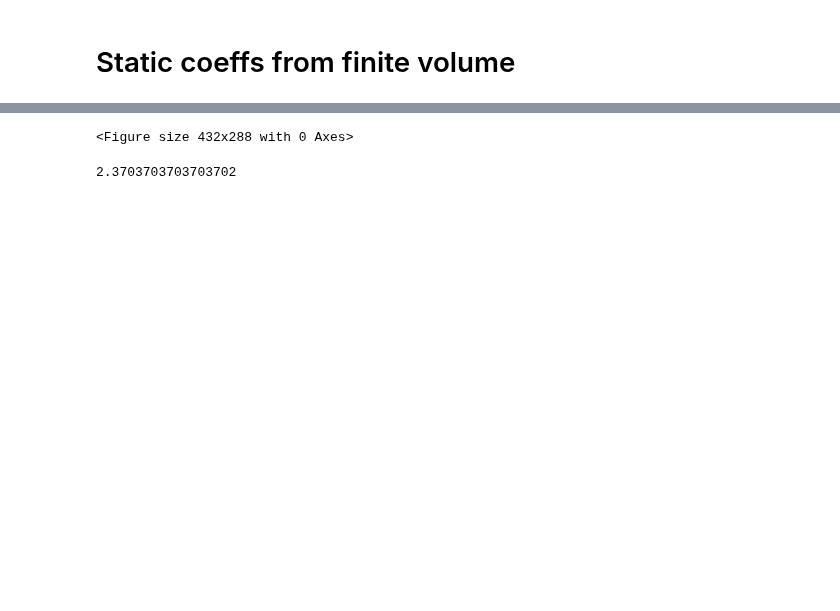
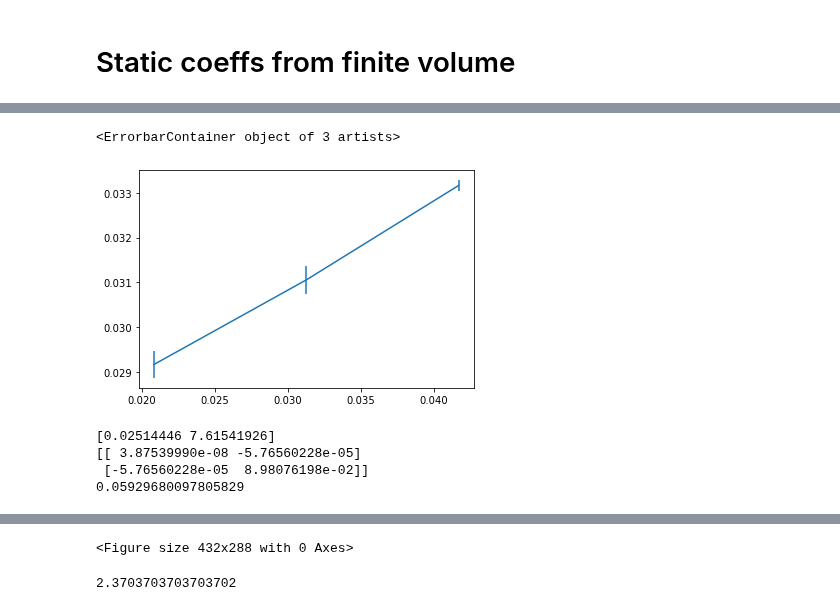
Before and after one commit to jannisgebbo/langevinA, a Jupyter notebook: jupyter_notebooks/ModelG_static_corrs.ipynb, the cells around one changed output, grey strips where cells are left out. Cells and saved outputs as stored; diff of their text form; code cells hidden in the pictures; blank space fills up the shorter version.

```diff
--- a/jupyter_notebooks/ModelG_static_corrs.ipynb
+++ b/jupyter_notebooks/ModelG_static_corrs.ipynb
@@ -149,5 +179,11 @@ data["32"] = ConfResults(fn="../data/zminus2_N032_m-0501265_h000000_c00500.h5",t
 data["64"] = ConfResults(fn="../data/zminus2_N064_m-0501265_h000000_c00500.h5",thTime=400,dt=0.8, data_format="new")
 # %%
-for k in ["32", "64"]:
-    data[k].computeMean("phiH0", lambda x, func: bootstrap(x, nSamples=100, func=func))
-    data[k].computeVar("phiH0", lambda x, func: bootstrap(x, nSamples=100, func=func))
+f = "phiH0"
+
+for k in ["24", "32", "48", "64"]:
+    data[k].computeMean(f, lambda x, func: blockedBootstrap(x, nSamplesJ=10, nSamplesB=10, func=func))
+    data[k].computeVar(f, lambda x, func: blockedBootstrap(x, nSamplesJ=10, nSamplesB=10, func=func))
+    data[k].computeO2(f, lambda x, func: blockedBootstrap(x, nSamplesJ=10, nSamplesB=10, func=func))
+    #data[k].computeMean("phi0", lambda x, func: (np.mean(func(x)), 0))
+    #data[k].computeVar("phi0", lambda x, func: (np.mean(func(x)), 0))
+    #data[k].computeO2("phi0", lambda x, func: (np.mean(func(x)), 0))
@@ -154,5 +194,17 @@ for k in ["32", "64"]:
 # %%
-for k in ["32", "64"]:
-    print(data[k].meanValues["phiH0"].err)
-    print(data[k].variances["phiH0"].err)
+testM = []
+testE = []
+
+for k in ["24", "32", "48"]:
+    print('mean')
+    print(data[k].meanValues[f].mean)
+    print(data[k].meanValues[f].err)
+    print('var')
+    print(data[k].variances[f].mean)
+    print(data[k].variances[f].err)
+    print('o2')
+    print(data[k].o2[f].mean)
+    print(data[k].o2[f].err)
+    testM.append(data[k].variances[f].mean)
+    testE.append(data[k].variances[f].err)
 # %% [output]
@@ -162,0 +228,5 @@ for k in ["32", "64"]:
+# %%
+plt.errorbar(1.0/np.asarray([24.0,32.0,48.0]),testM, testE)
+# %% [output]
+<ErrorbarContainer object of 3 artists>
+[figure, added]
@@ -162,0 +240,10 @@ for k in ["32", "64"]:
+# %%
+res, cov = curve_fit(linear, 1.0/np.asarray([24.0,32.0,48.0]), testM)
+print(res)
+print(cov)
+print(bToF2(res[1]))
+# %% [output]
+[0.02514446 7.61541926]
+[[ 3.87539990e-08 -5.76560228e-05]
+ [-5.76560228e-05  8.98076198e-02]]
+0.05929680097805829
```
Also changed, not shown: parts of 17 cells of this notebook, 3 other files.
